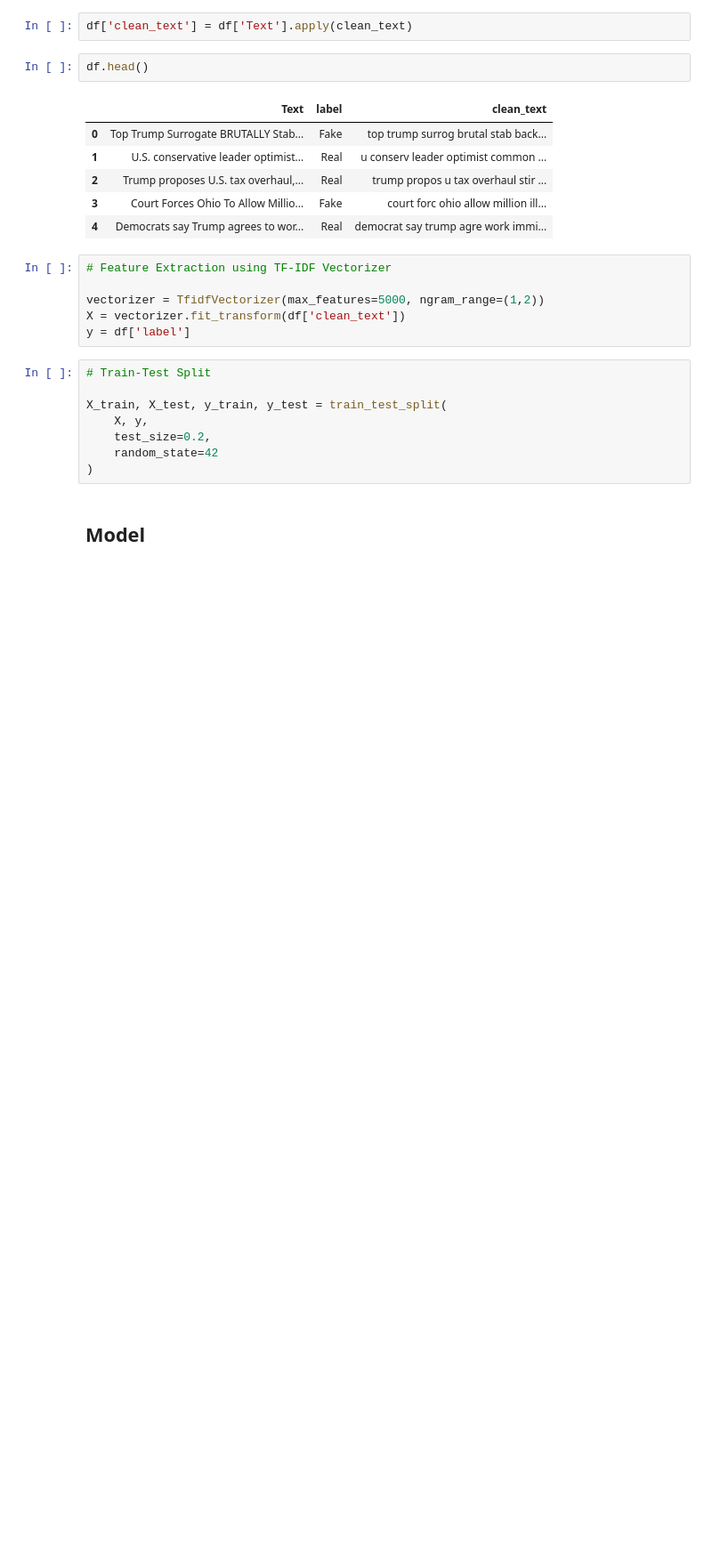
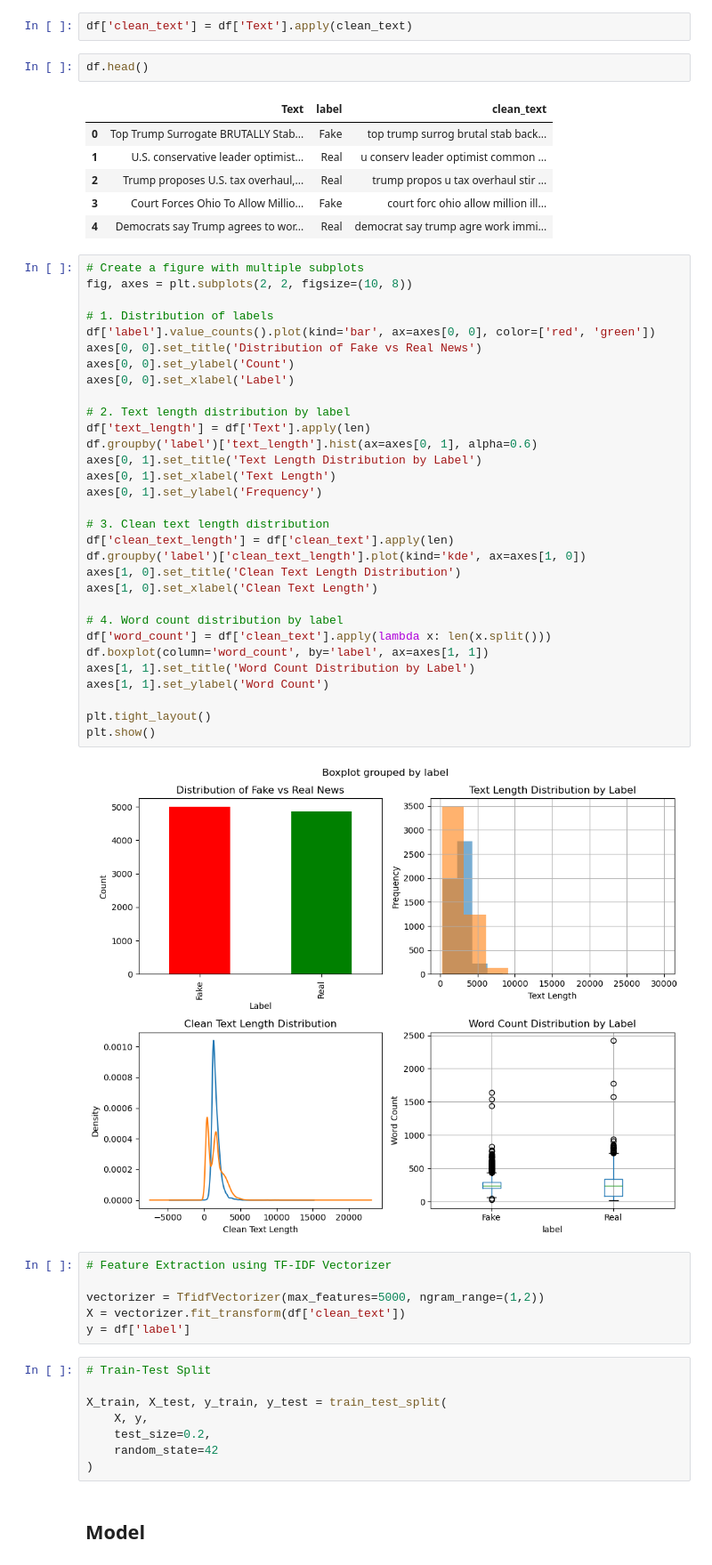
Before and after one commit to Purvijain1234/Machine-Learning, a Jupyter notebook: 05_ML_Projects/fake_news_detection.ipynb, the cells around one changed output. Shown at 89% size. Saved outputs shown, nothing was run; the diff lists cells and outputs as text; blank space fills up the shorter version.

```diff
--- a/05_ML_Projects/fake_news_detection.ipynb
+++ b/05_ML_Projects/fake_news_detection.ipynb
@@ -95,6 +95,39 @@ df.head()
 | 2 | Trump proposes U.S. tax overhaul,... | Real | trump propos u tax overhaul stir ... |
 | 3 | Court Forces Ohio To Allow Millio... | Fake | court forc ohio allow million ill... |
 | 4 | Democrats say Trump agrees to wor... | Real | democrat say trump agre work immi... |
+# %%
+# Create a figure with multiple subplots
+fig, axes = plt.subplots(2, 2, figsize=(10, 8))
+
+# 1. Distribution of labels
+df['label'].value_counts().plot(kind='bar', ax=axes[0, 0], color=['red', 'green'])
+axes[0, 0].set_title('Distribution of Fake vs Real News')
+axes[0, 0].set_ylabel('Count')
+axes[0, 0].set_xlabel('Label')
+
+# 2. Text length distribution by label
+df['text_length'] = df['Text'].apply(len)
+df.groupby('label')['text_length'].hist(ax=axes[0, 1], alpha=0.6)
+axes[0, 1].set_title('Text Length Distribution by Label')
+axes[0, 1].set_xlabel('Text Length')
+axes[0, 1].set_ylabel('Frequency')
+
+# 3. Clean text length distribution
+df['clean_text_length'] = df['clean_text'].apply(len)
+df.groupby('label')['clean_text_length'].plot(kind='kde', ax=axes[1, 0])
+axes[1, 0].set_title('Clean Text Length Distribution')
+axes[1, 0].set_xlabel('Clean Text Length')
+
+# 4. Word count distribution by label
+df['word_count'] = df['clean_text'].apply(lambda x: len(x.split()))
+df.boxplot(column='word_count', by='label', ax=axes[1, 1])
+axes[1, 1].set_title('Word Count Distribution by Label')
+axes[1, 1].set_ylabel('Word Count')
+
+plt.tight_layout()
+plt.show()
+# %% [output]
+[figure, added]
 # %%
 # Feature Extraction using TF-IDF Vectorizer
 
```
